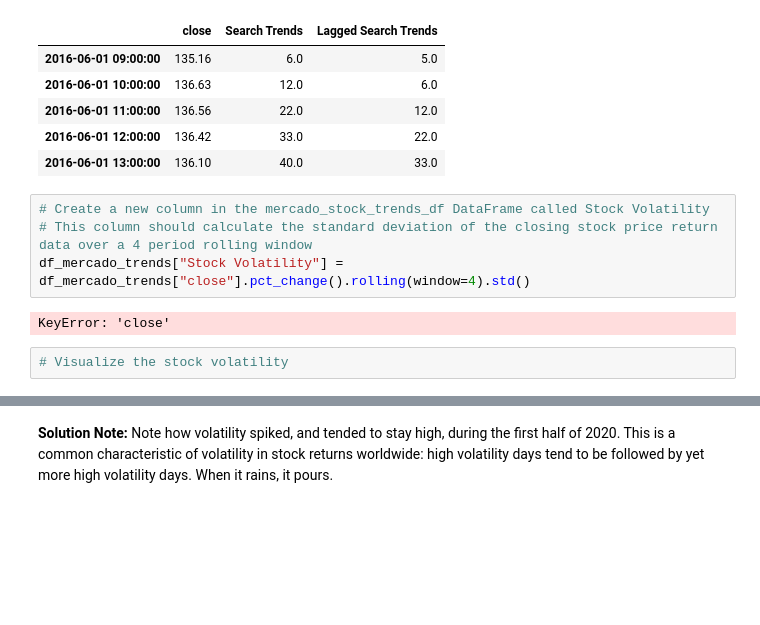
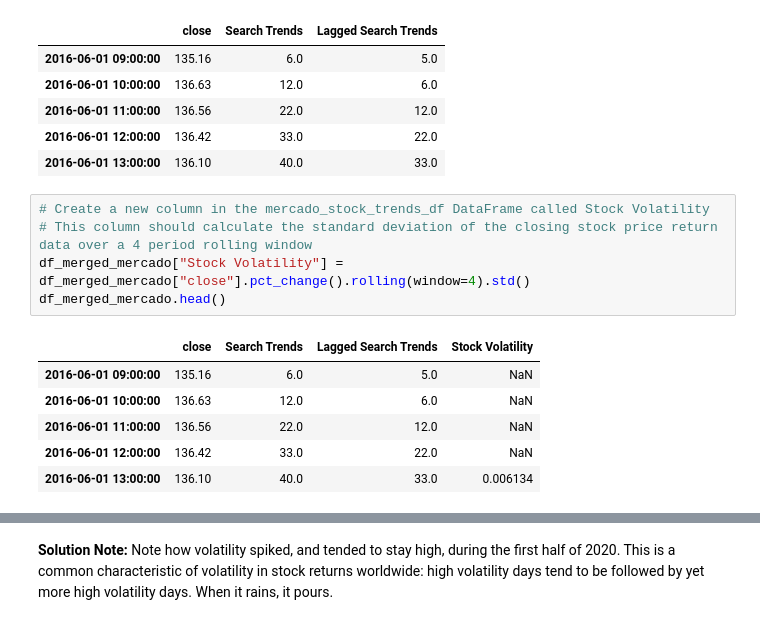
Before and after one commit to shawnakumar/prophet-challenge, a Jupyter notebook: forecasting_net_prophet.ipynb, the cells around one changed output, grey strips where cells are left out. Cells and saved outputs as stored; diff of their text form; blank space fills up the shorter version.

```diff
--- a/forecasting_net_prophet.ipynb
+++ b/forecasting_net_prophet.ipynb
@@ -406,8 +406,12 @@ df_merged_mercado.head()
 # %%
 # Create a new column in the mercado_stock_trends_df DataFrame called Stock Volatility
 # This column should calculate the standard deviation of the closing stock price return data over a 4 period rolling window
-df_mercado_trends["Stock Volatility"] = df_mercado_trends["close"].pct_change().rolling(window=4).std()
+df_merged_mercado["Stock Volatility"] = df_merged_mercado["close"].pct_change().rolling(window=4).std()
+df_merged_mercado.head()
 # %% [output]
-KeyError: 'close'
+|  | close | Search Trends | Lagged Search Trends | Stock Volatility |
+| 2016-06-01 09:00:00 | 135.16 | 6.0 | 5.0 | NaN |
+| 2016-06-01 10:00:00 | 136.63 | 12.0 | 6.0 | NaN |
+| 2016-06-01 11:00:00 | 136.56 | 22.0 | 12.0 | NaN |
+| 2016-06-01 12:00:00 | 136.42 | 33.0 | 22.0 | NaN |
+| 2016-06-01 13:00:00 | 136.10 | 40.0 | 33.0 | 0.006134 |
-# %%
-# Visualize the stock volatility
```
Also changed, not shown: parts of 1 cell of this notebook.
